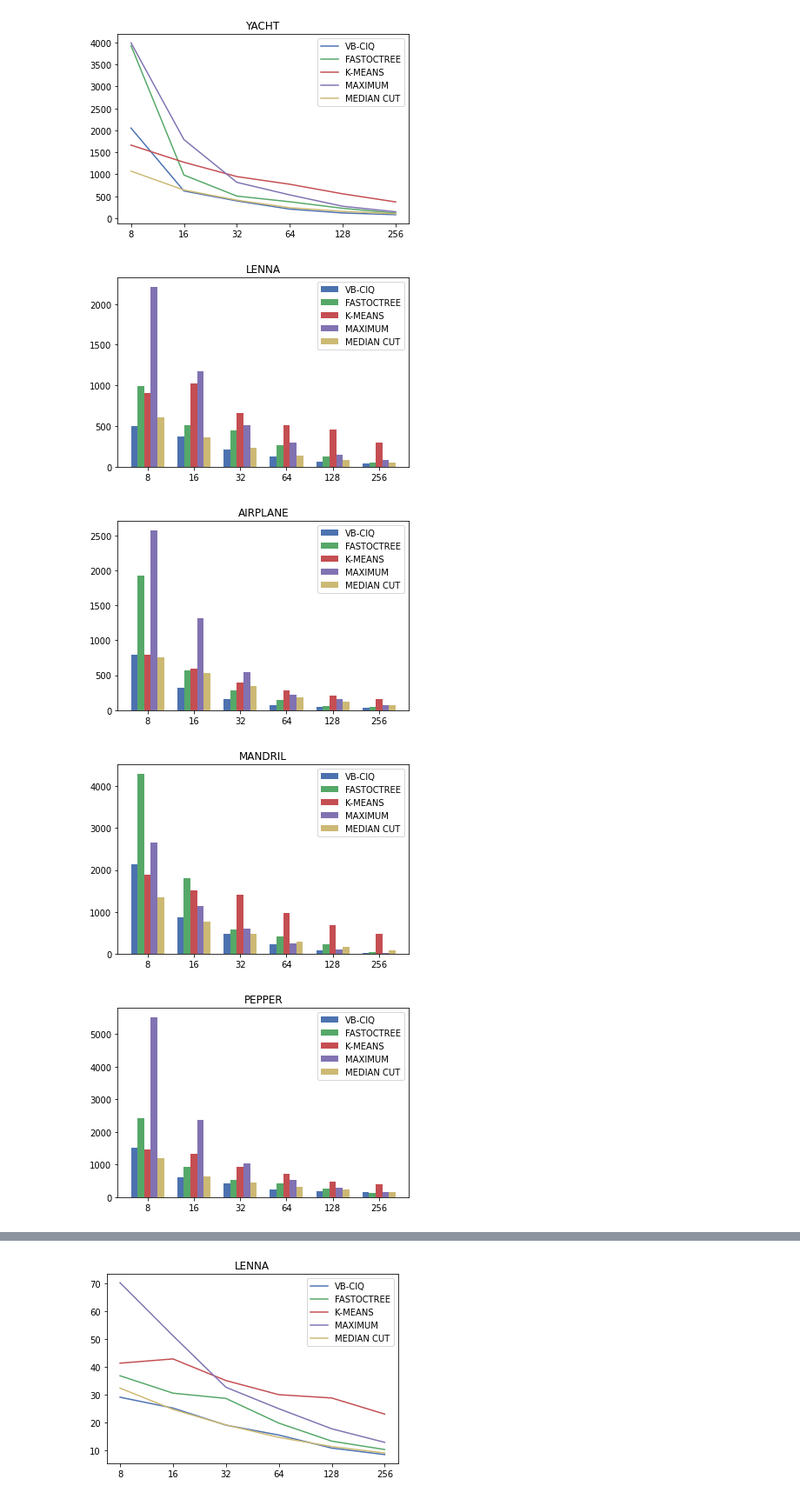
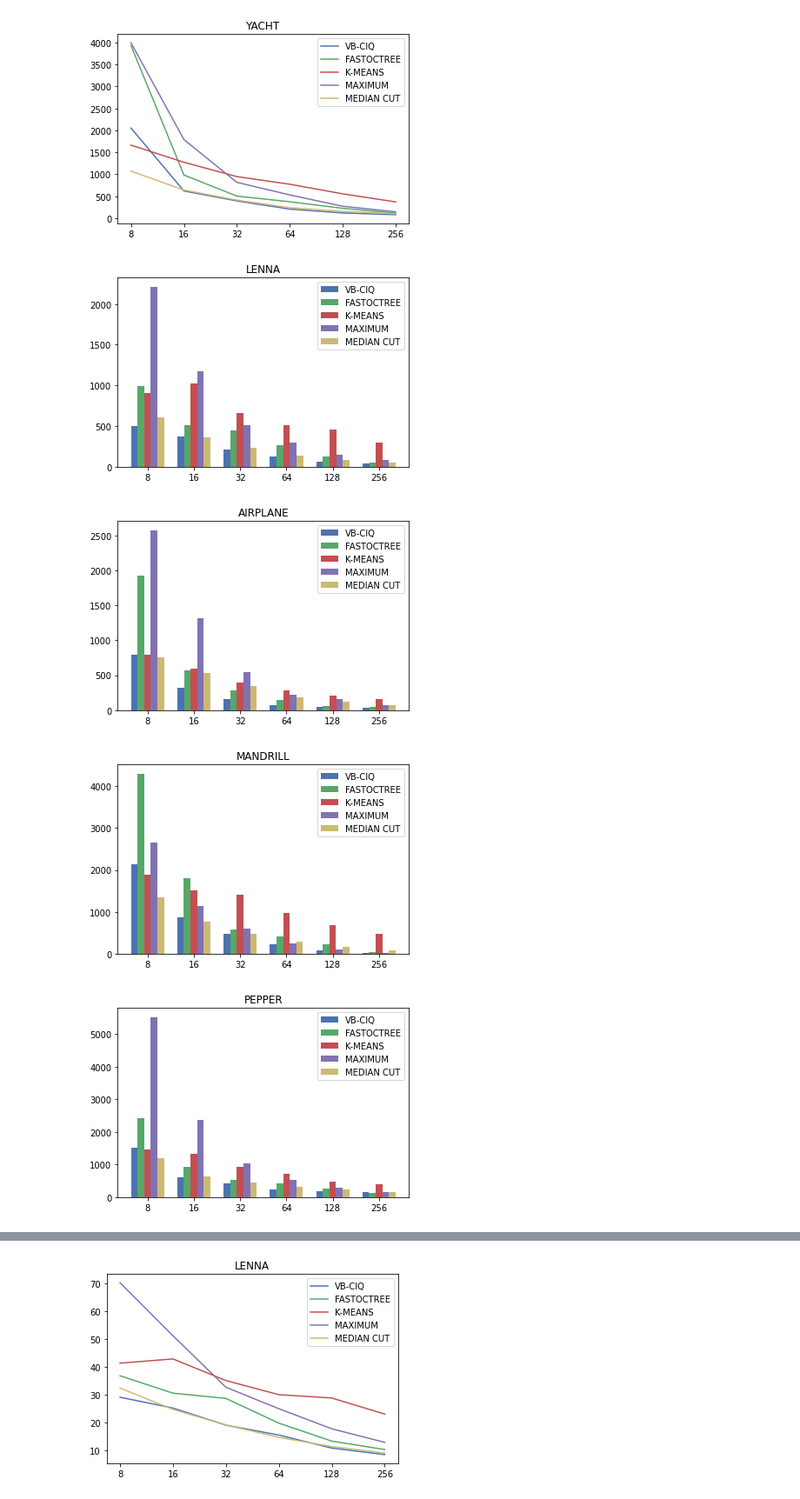
Before and after one commit to VarunAgarwalOfficial/Vector-Based-Color-Image-Quantization, a Jupyter notebook: results/results.ipynb, the cells around one changed output, grey strips where cells are left out. Shown at 87% size. Saved outputs shown, nothing was run; the diff lists cells and outputs as text; code cells hidden in the pictures.

```diff
--- a/Untitled.ipynb
+++ b/results/results.ipynb
@@ -44,25 +44,25 @@ for image in images:
 [figure]
 # %%
 #MSE
-for image in images:
+for t,image in enumerate(images):
     fig, ax = plt.subplots()
     X = np.array([x*7  for x in range(1,7)])
     lines = []
     plt.xticks(X+2,labels = [2**x for x in range(3,9)])
     for method in methods:
         temp = []
         for i in range(3,9):
             temp.append(data[method][image][2**i]["MSE"])
         lines.append(temp)
     for i,line in enumerate(lines):
         plt.bar(x=X+i, height = line ,width = 1, label = methods[i])
-    plt.title(image.upper())
+    plt.title(legends[t].upper())
     plt.legend(methods)
     fig.savefig(f"results/MSE/bar/{image.upper()}.png")
 # %% [output]
 [figure]
 [figure]
-[figure, old version]
+[figure, new version]
 [figure]
 [figure]
 [figure]
```
Also changed, not shown: parts of 1 cell of this notebook, 25 other files.
